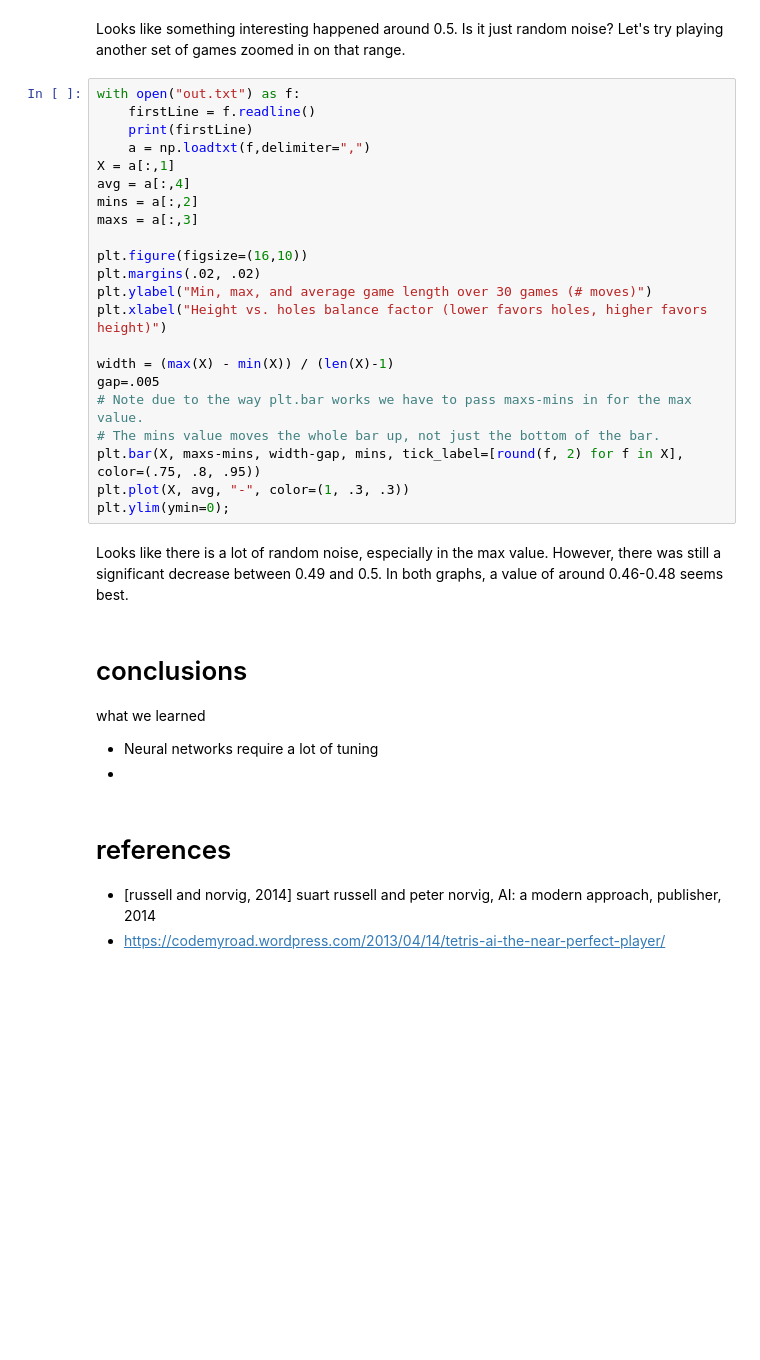
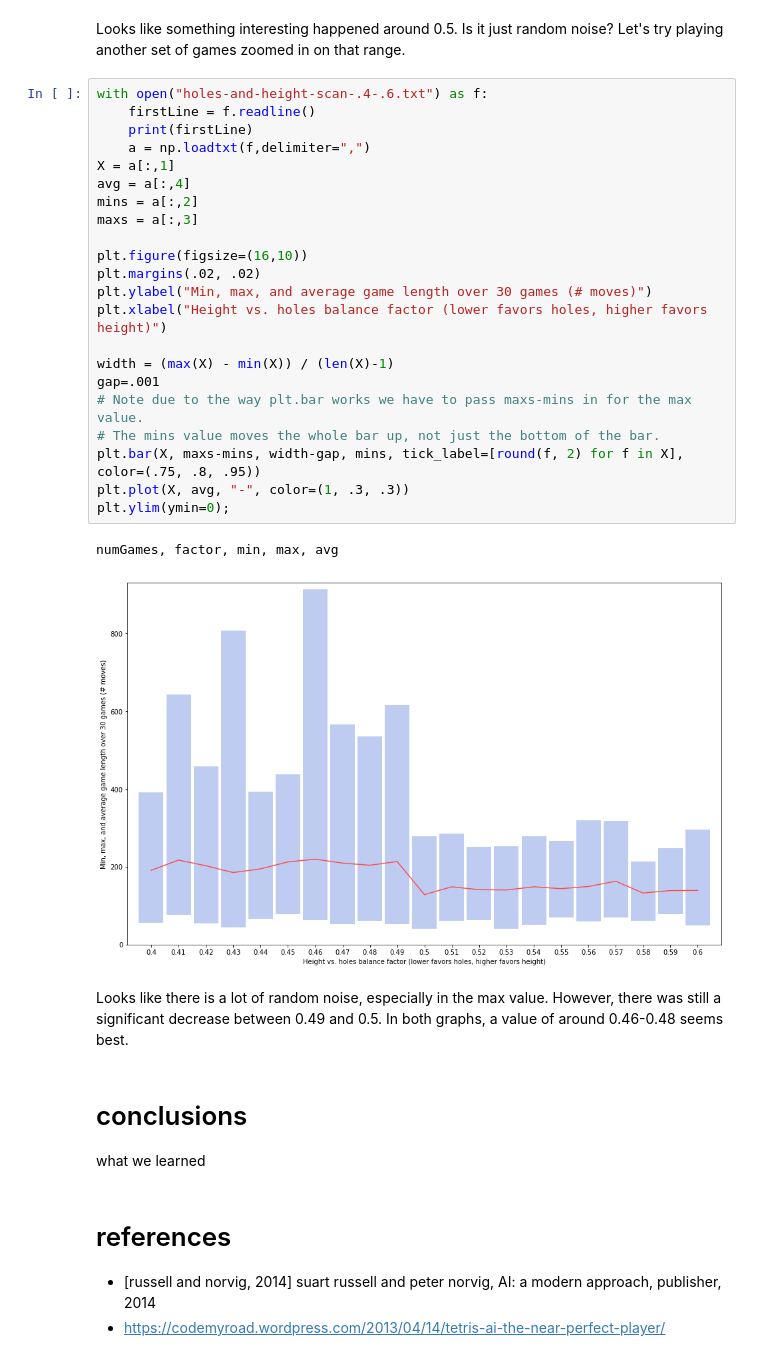
Before and after one commit to josephgriffith/Tetris-AI-Project, a Jupyter notebook: Project Report.ipynb, the cells around one changed output. Saved outputs shown, nothing was run; the diff lists cells and outputs as text; blank space fills up the shorter version.

Commit message:
Update gap width in 2nd bar graph

```diff
--- a/Project Report.ipynb
+++ b/Project Report.ipynb
@@ -186,35 +194,35 @@ plt.ylim(ymin=0);
 # %% [markdown]
 Looks like something interesting happened around 0.5.  Is it just random noise?  Let's try playing another set of games zoomed in on that range.
 # %%
-with open("out.txt") as f:
+with open("holes-and-height-scan-.4-.6.txt") as f:
     firstLine = f.readline()
     print(firstLine)
     a = np.loadtxt(f,delimiter=",")
 X = a[:,1]
 avg = a[:,4]
 mins = a[:,2]
 maxs = a[:,3]
 
 plt.figure(figsize=(16,10))
 plt.margins(.02, .02)
 plt.ylabel("Min, max, and average game length over 30 games (# moves)")
 plt.xlabel("Height vs. holes balance factor (lower favors holes, higher favors height)")
 
 width = (max(X) - min(X)) / (len(X)-1)
-gap=.005
+gap=.001
 # Note due to the way plt.bar works we have to pass maxs-mins in for the max value.
 # The mins value moves the whole bar up, not just the bottom of the bar.
 plt.bar(X, maxs-mins, width-gap, mins, tick_label=[round(f, 2) for f in X], color=(.75, .8, .95))
 plt.plot(X, avg, "-", color=(1, .3, .3))
 plt.ylim(ymin=0);
+# %% [output]
+numGames, factor, min, max, avg
+[figure, added]
 # %% [markdown]
 Looks like there is a lot of random noise, especially in the max value.  However, there was still a significant decrease between 0.49 and 0.5.  In both graphs, a value of around 0.46-0.48 seems best.
 # %% [markdown]
 # conclusions
 what we learned
-
-* Neural networks require a lot of tuning
-*
 # %% [markdown]
 # references
 * [russell and norvig, 2014] suart russell and peter norvig, AI: a modern approach, publisher, 2014
```
Also changed, not shown: parts of 4 cells of this notebook.
